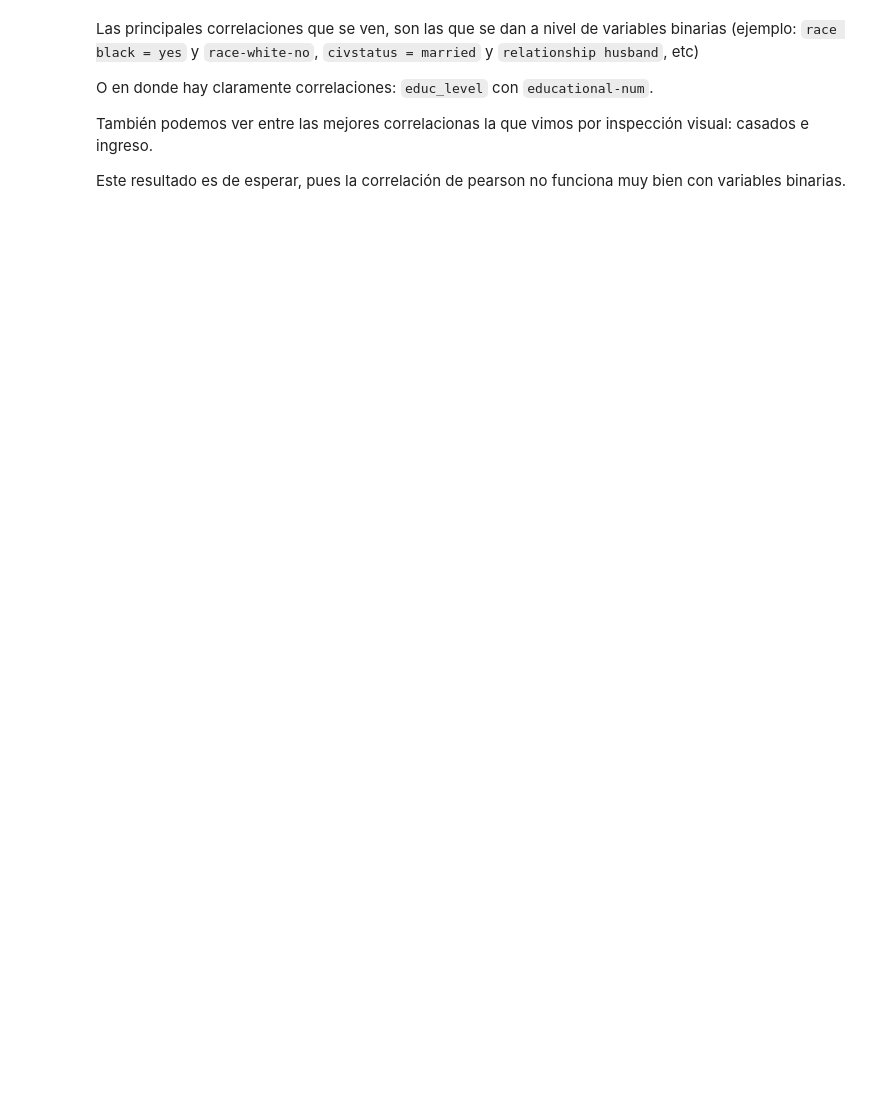
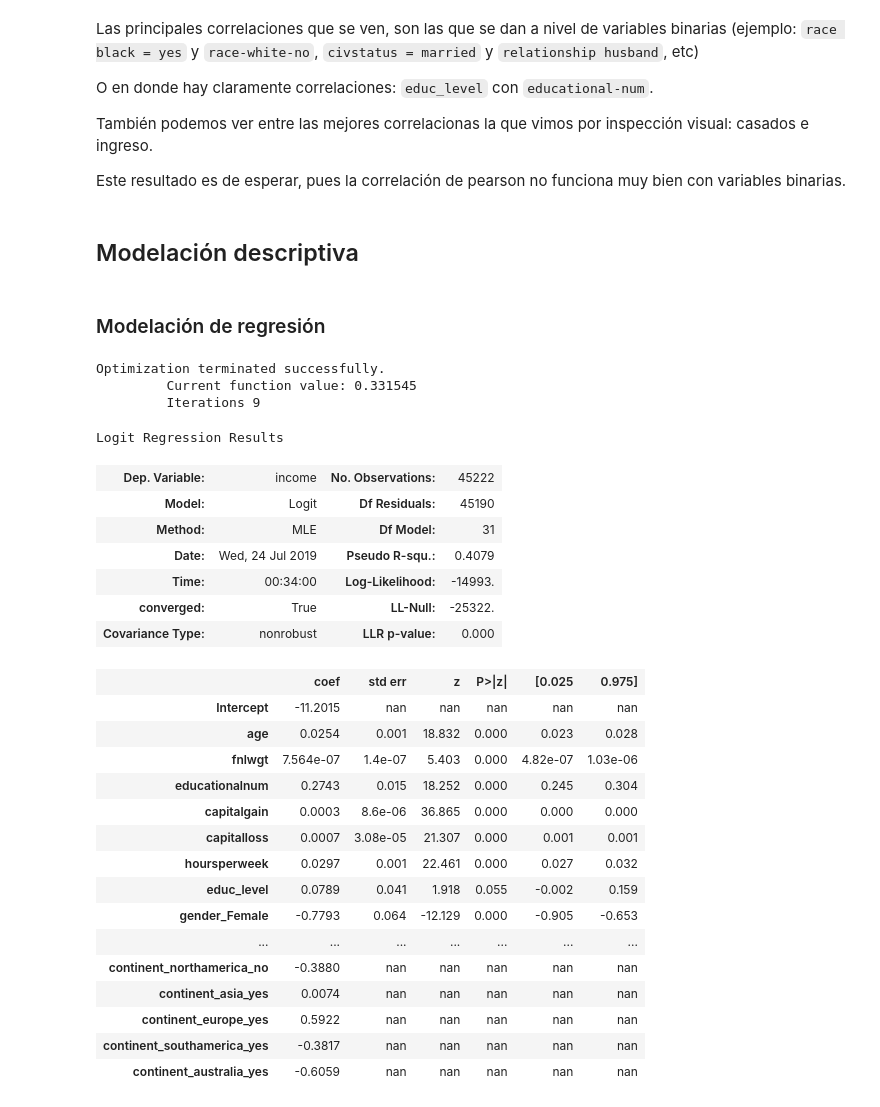
Before and after one commit to muZk/desafio-latam-ds-python, a Jupyter notebook: 02 - Fundamentos Data Science/prueba/Determinantes del ingreso.ipynb, the cells around one changed output. Cells and saved outputs as stored; diff of their text form; code cells hidden in the pictures; blank space fills up the shorter version.

```diff
--- a/02 - Fundamentos Data Science/prueba/Determinantes del ingreso.ipynb
+++ b/02 - Fundamentos Data Science/prueba/Determinantes del ingreso.ipynb
@@ -500,3 +501,50 @@ O en donde hay claramente correlaciones: `educ_level` con `educational-num`.
 También podemos ver entre las mejores correlacionas la que vimos por inspección visual: casados e ingreso.
 
 Este resultado es de esperar, pues la correlación de pearson no funciona muy bien con variables binarias.
+# %% [markdown]
+Modelación descriptiva
+---
+# %% [markdown]
+### Modelación de regresión
+# %%
+def build_model(df, target, *banned_columns):
+    regressors = [item for item in df.columns if item not in banned_columns]
+    return smf.logit('{} ~ {}'.format(target, ' + '.join(regressors)), df)
+
+def not_significant_pvalues(model, alpha = 0.025):
+    pvalues_df = model.pvalues.to_frame()
+    pvalues_df = pvalues_df[pvalues_df > alpha].dropna()
+    return pvalues_df
+# %%
+df.columns = df.columns.str.replace('-', '')
+# %%
+model1 = build_model(df, 'income', 'income').fit()
+model1.summary()
+# %% [output]
+Optimization terminated successfully.
+         Current function value: 0.331545
+         Iterations 9
+Logit Regression Results
+| Dep. Variable: | income | No. Observations: | 45222 |
+| Model: | Logit | Df Residuals: | 45190 |
+| Method: | MLE | Df Model: | 31 |
+| Date: | Wed, 24 Jul 2019 | Pseudo R-squ.: | 0.4079 |
+| Time: | 00:34:00 | Log-Likelihood: | -14993. |
+| converged: | True | LL-Null: | -25322. |
+| Covariance Type: | nonrobust | LLR p-value: | 0.000 |
+|  | coef | std err | z | P>|z| | [0.025 | 0.975] |
+| Intercept | -11.2015 | nan | nan | nan | nan | nan |
+| age | 0.0254 | 0.001 | 18.832 | 0.000 | 0.023 | 0.028 |
+| fnlwgt | 7.564e-07 | 1.4e-07 | 5.403 | 0.000 | 4.82e-07 | 1.03e-06 |
+| educationalnum | 0.2743 | 0.015 | 18.252 | 0.000 | 0.245 | 0.304 |
+| capitalgain | 0.0003 | 8.6e-06 | 36.865 | 0.000 | 0.000 | 0.000 |
+| capitalloss | 0.0007 | 3.08e-05 | 21.307 | 0.000 | 0.001 | 0.001 |
+| hoursperweek | 0.0297 | 0.001 | 22.461 | 0.000 | 0.027 | 0.032 |
+| educ_level | 0.0789 | 0.041 | 1.918 | 0.055 | -0.002 | 0.159 |
+| gender_Female | -0.7793 | 0.064 | -12.129 | 0.000 | -0.905 | -0.653 |
+| ... | ... | ... | ... | ... | ... | ... |
+| continent_northamerica_no | -0.3880 | nan | nan | nan | nan | nan |
+| continent_asia_yes | 0.0074 | nan | nan | nan | nan | nan |
+| continent_europe_yes | 0.5922 | nan | nan | nan | nan | nan |
+| continent_southamerica_yes | -0.3817 | nan | nan | nan | nan | nan |
+| continent_australia_yes | -0.6059 | nan | nan | nan | nan | nan |
```
Also changed, not shown: parts of 3 cells of this notebook, 2 other files.
